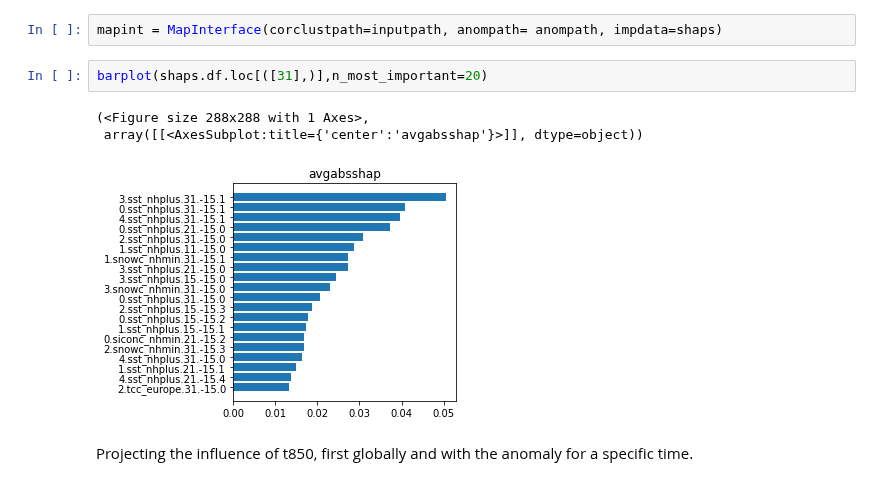
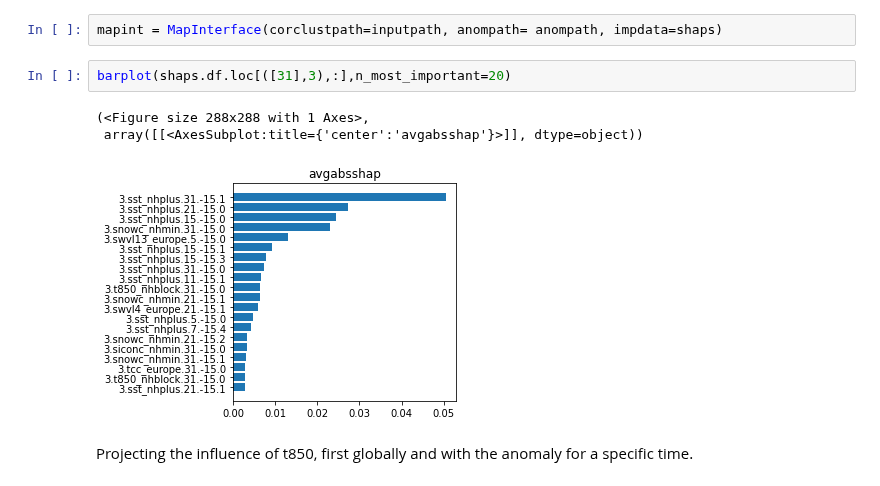
Before and after one commit to chiemvs/Weave, a Jupyter notebook: notebooks/inspection_showcase.ipynb, the cells around one changed output. Drawn from its saved outputs; the diff is of its cells as text.

```diff
--- a/notebooks/test_inspection.ipynb
+++ b/notebooks/inspection_showcase.ipynb
@@ -109,11 +109,11 @@ shaps.global_shap() # Reduces the column axis.
 # %%
 mapint = MapInterface(corclustpath=inputpath, anompath= anompath, impdata=shaps)
 # %%
-barplot(shaps.df.loc[([31],)],n_most_important=20)
+barplot(shaps.df.loc[([31],3),:],n_most_important=20)
 # %% [output]
 (<Figure size 288x288 with 1 Axes>,
  array([[<AxesSubplot:title={'center':'avgabsshap'}>]], dtype=object))
-[figure, old version]
+[figure, new version]
 # %% [markdown]
 Projecting the influence of t850, first globally and with the anomaly for a specific time.
 # %%
```
Also changed, not shown: parts of 20 cells of this notebook, 2 other files.
